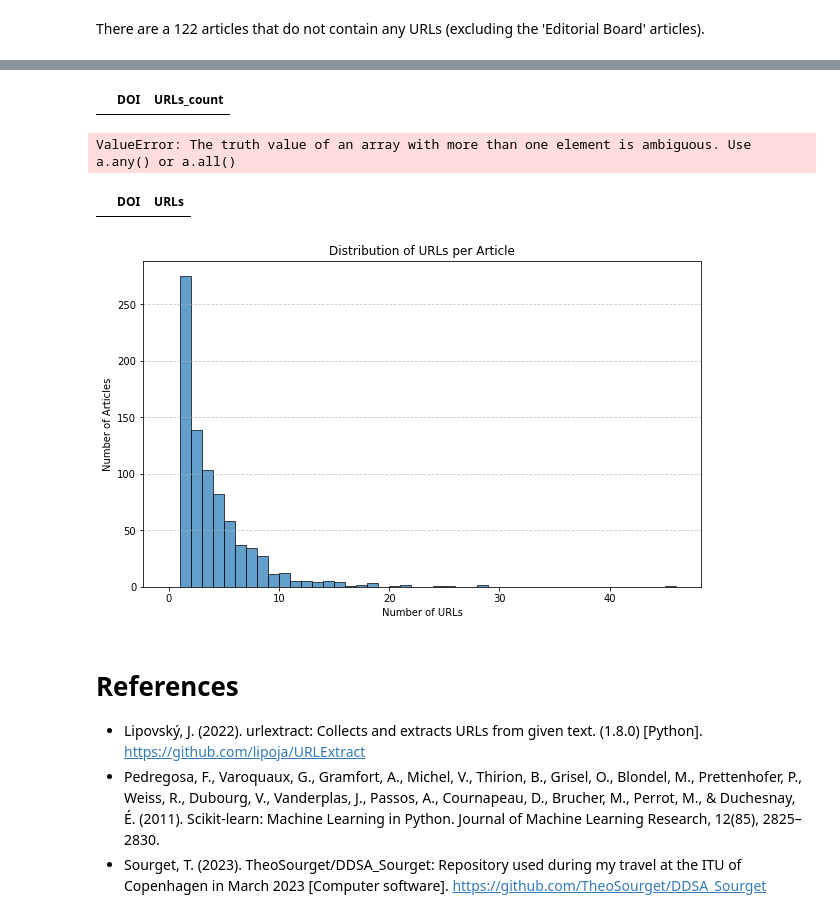
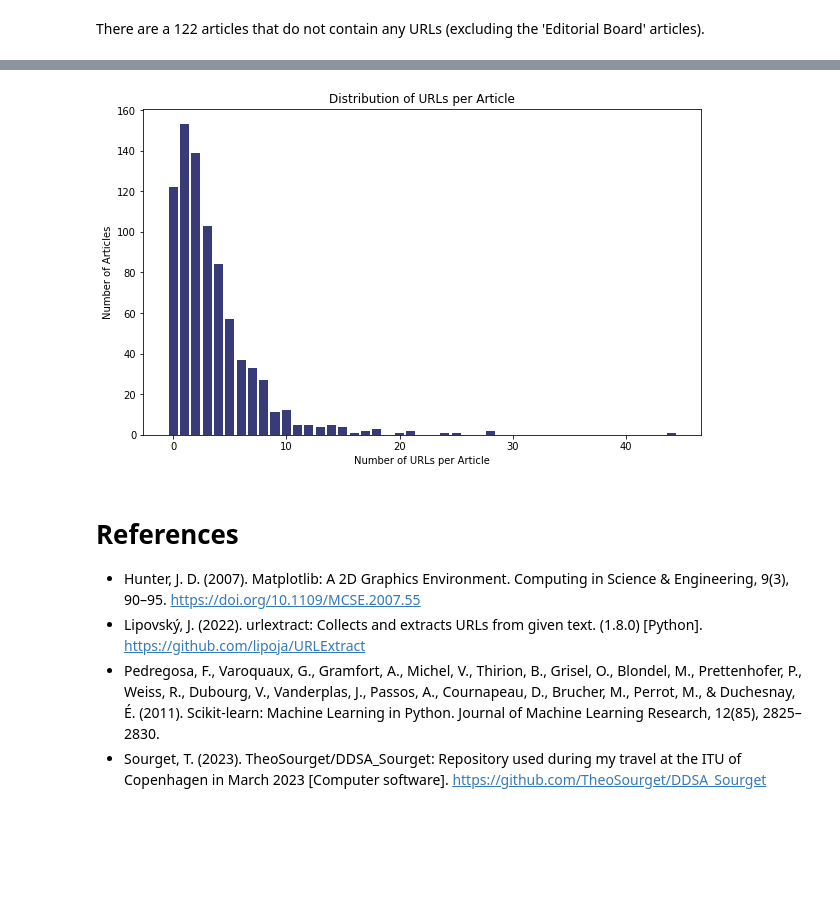
Before and after one commit to phantomloe/Thesis, a Jupyter notebook: Code/URL_Extraction.ipynb, the cells around one changed output, grey strips where cells are left out. Drawn from its saved outputs; the diff is of its cells as text; code cells hidden in the pictures; blank space fills up the shorter version.

```diff
--- a/Code/URL_Extraction.ipynb
+++ b/Code/URL_Extraction.ipynb
@@ -991,2 +1016,6 @@ filtered_urls[filtered_urls['URL'].isna()]
 # %% [markdown]
 There are a 122 articles that do not contain any URLs (excluding the 'Editorial Board' articles).
+# %%
+# Group by 'DOI' and count the number of URLs for each article
+url_counts_per_article = filtered_urls.groupby('DOI')['URL'].count()
+url_counts_per_article
@@ -1033,41 +1041,27 @@ Number of URLs per DOI:
-# %%
-url_count_per_doi[url_count_per_doi['URLs_count']==0]
-# %% [output]
-|  | DOI | URLs_count |
-# %%
-# Urls per article on average, including the ranges
-filtered_urls['URL'] = filtered_urls['URL'].astype(str)
-filtered_urls['DOI'] = filtered_urls['DOI'].astype(str)
-
-# Split multiple URLs in 'URL' column
-filtered_urls['URLs'] = filtered_urls['URL'].apply(lambda x: x.split(',') if pd.notna(x) else [])
-
-# Count the number of URLs per DOI, treating NaN as 0
-url_count_per_doi = filtered_urls.groupby('DOI')['URLs'].apply(lambda x: len(set(y for sublist in x for y in sublist)) if pd.notna(x.iloc[0]) else 0).reset_index()
-
-print("Number of URLs per DOI:")
-print(url_count_per_doi)
-print("Highest number of URLs in an article:", url_count_per_doi['URLs'].max())
-# %% [output]
-ValueError: The truth value of an array with more than one element is ambiguous. Use a.any() or a.all()
-# %%
-url_count_per_doi[url_count_per_doi['URLs']==0]
-# %% [output]
-|  | DOI | URLs |
-# %%
-plt.figure(figsize=(10, 6))
-plt.hist(url_count_per_doi['URLs'], bins=range(0, url_count_per_doi['URLs'].max() + 1), edgecolor='black', alpha=0.7)
-plt.xlabel('Number of URLs')
-plt.ylabel('Number of Articles')
-plt.title('Distribution of URLs per Article')
-plt.grid(axis='y', linestyle='--', alpha=0.7)
-plt.show()
-# %% [output]
-[figure, removed]
+# %%
+# Create a larger figure
+plt.figure(figsize=(10, 6))
+
+# Create a histogram or bar plot with the tab20b colormap
+plt.hist(url_counts_per_article, bins=range(max(url_counts_per_article) + 2), align='left', rwidth=0.8, color=plt.cm.tab20b.colors[0])
+
+# Set labels and title
+plt.xlabel('Number of URLs per Article')
+plt.ylabel('Number of Articles')
+plt.title('Distribution of URLs per Article')
+
+# Save the figure
+plt.savefig('../Results/graphics/URLDistributionPerArticle.png')
+
+# Show the plot
+plt.show()
+# %% [output]
+[figure, added]
 # %% [markdown]
 <a name='references'></a>
 # References
 
+- Hunter, J. D. (2007). Matplotlib: A 2D Graphics Environment. Computing in Science & Engineering, 9(3), 90–95. https://doi.org/10.1109/MCSE.2007.55
 - Lipovský, J. (2022). urlextract: Collects and extracts URLs from given text. (1.8.0) [Python]. https://github.com/lipoja/URLExtract
 - Pedregosa, F., Varoquaux, G., Gramfort, A., Michel, V., Thirion, B., Grisel, O., Blondel, M., Prettenhofer, P., Weiss, R., Dubourg, V., Vanderplas, J., Passos, A., Cournapeau, D., Brucher, M., Perrot, M., & Duchesnay, É. (2011). Scikit-learn: Machine Learning in Python. Journal of Machine Learning Research, 12(85), 2825–2830.
 - Sourget, T. (2023). TheoSourget/DDSA_Sourget: Repository used during my travel at the ITU of Copenhagen in March 2023 [Computer software]. https://github.com/TheoSourget/DDSA_Sourget
```
Also changed, not shown: parts of 6 cells of this notebook, 30 other files.
